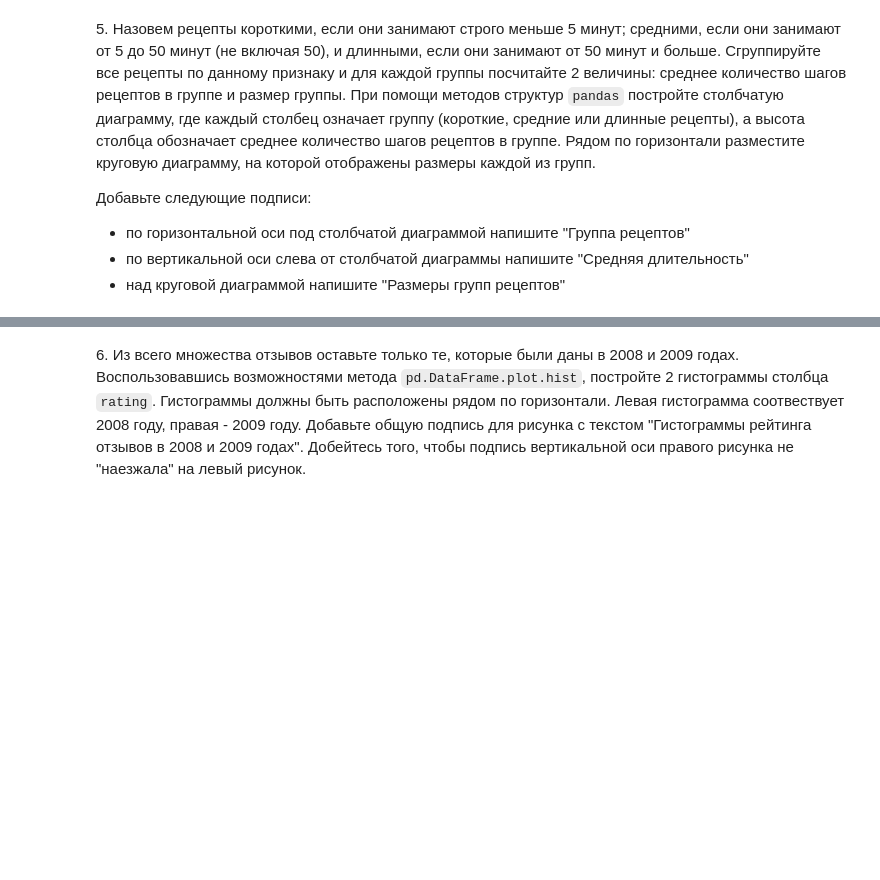
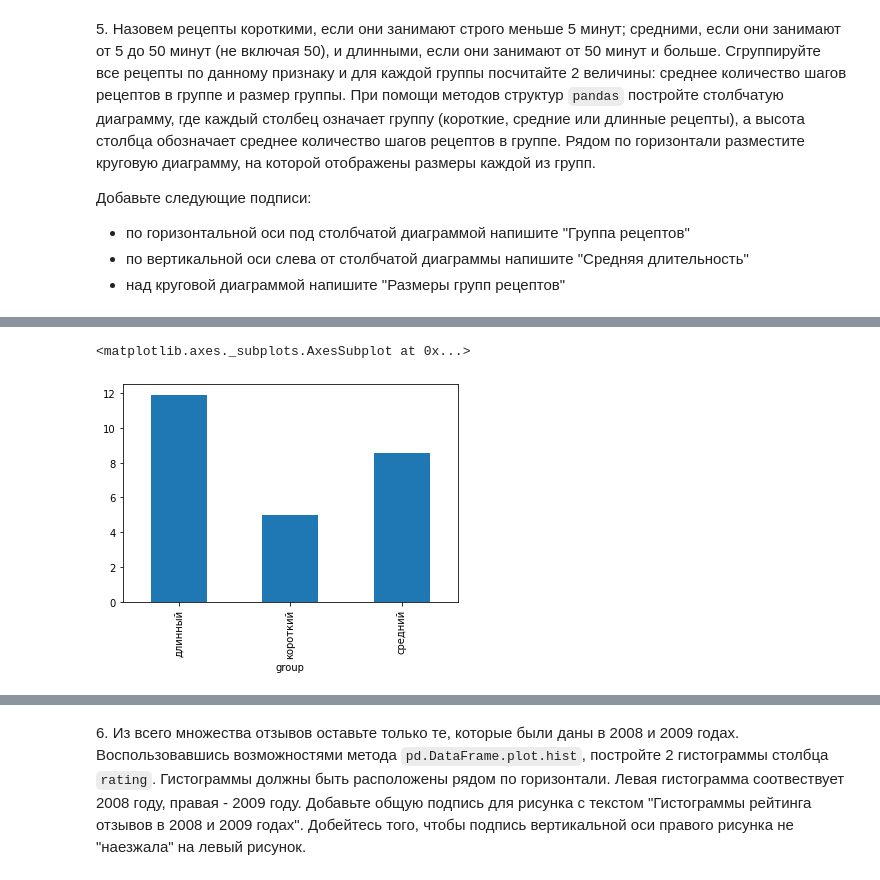
Before and after one commit to alexrzntsv/TOBD-FU, a Jupyter notebook: 5.visualization/05_visualization.ipynb, the cells around one changed output, grey strips where cells are left out. Cells and saved outputs as stored; diff of their text form; code cells hidden in the pictures; blank space fills up the shorter version.

```diff
--- a/5.visualization/05_visualization.ipynb
+++ b/5.visualization/05_visualization.ipynb
@@ -167,6 +241,8 @@ plt.show()
 ### Визуализация данных на основе структур `pandas`.
 # %% [markdown]
 Для продолжения работы загрузите таблицы recipes и reviews (__ЛР2__)
+# %%
+reviews = pd.read_csv('reviews_sample.csv', index_col=1)
+recipes = pd.read_csv('recipes_sample.csv', index_col=1)
 # %%
-reviews = ...
-recipes = ...
+reviews.head()
@@ -177,3 +261,14 @@ recipes = ...
 * по горизонтальной оси под столбчатой диаграммой напишите "Группа рецептов"
 * по вертикальной оси слева от столбчатой диаграммы напишите "Средняя длительность"
 * над круговой диаграммой напишите "Размеры групп рецептов"
+# %%
+def group(row):
+    if row['minutes'] < 5:
+      return 'короткий'
+    elif 5 <= row['minutes'] < 50:
+      return 'средний'
+    else:
+      return 'длинный'
+# %%
+recipes['group'] = recipes.apply(lambda row : group(row), axis=1)
+recipes.head()
@@ -179,0 +283,5 @@ recipes = ...
+# %%
+recipes.groupby('group').mean()['n_steps'].plot(kind='bar')
+# %% [output]
+<matplotlib.axes._subplots.AxesSubplot at 0x...>
+[figure, added]
```
Also changed, not shown: parts of 8 cells of this notebook.
